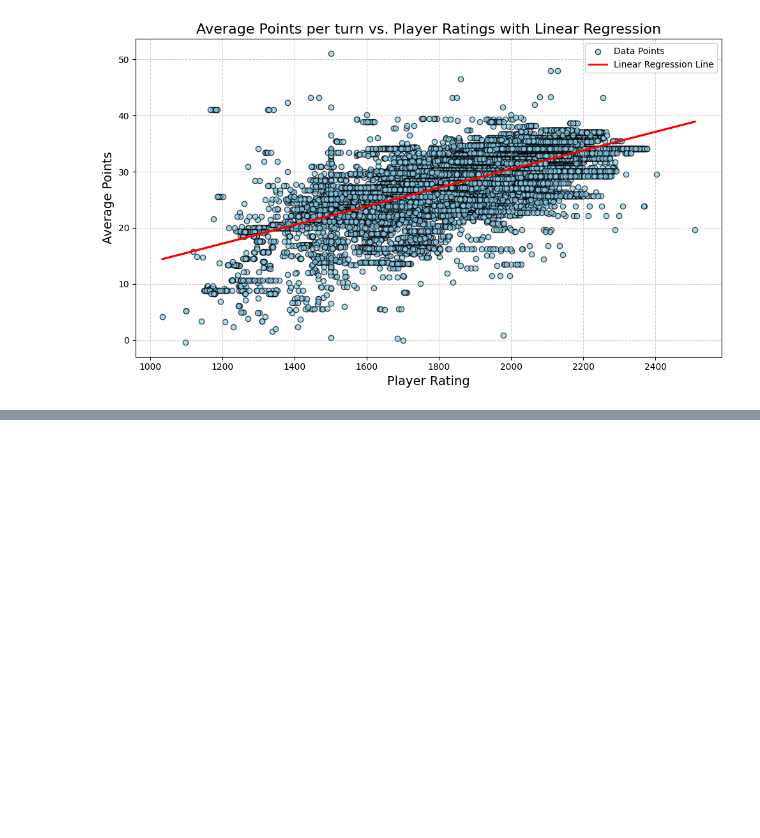
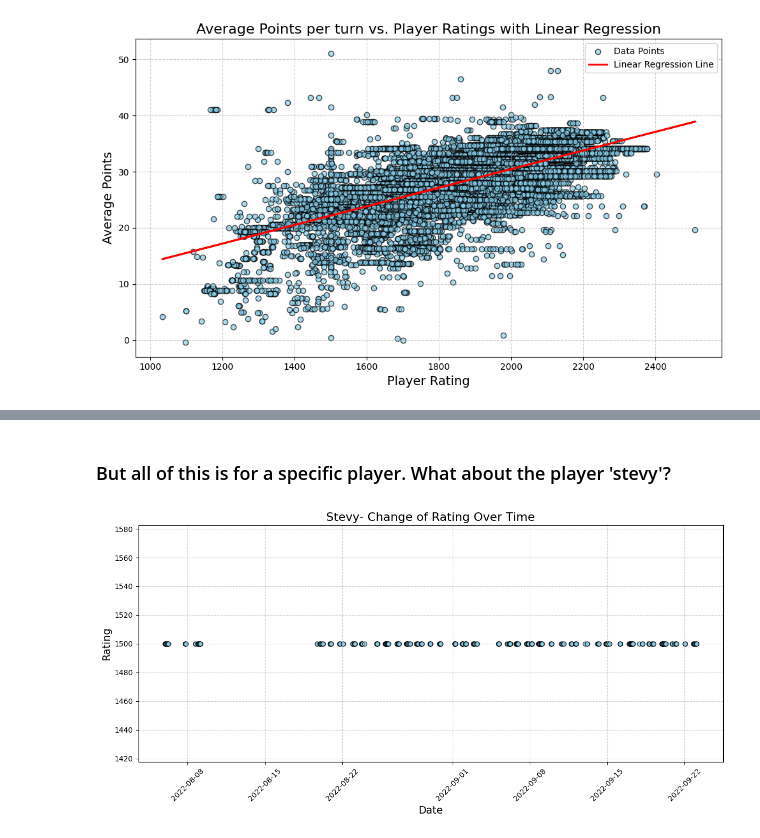
Before and after one commit to AmlMu/ScrabbleExercise, a Jupyter notebook: EDA.ipynb, the cells around one changed output, grey strips where cells are left out. Cells and saved outputs as stored; diff of their text form; code cells hidden in the pictures; blank space fills up the shorter version.

```diff
--- a/EDA.ipynb
+++ b/EDA.ipynb
@@ -511,0 +624,35 @@ plt.show()
+# %% [markdown]
+### But all of this is for a specific player. What about the player 'stevy'?
+# %%
+train_df = pd.read_csv('scrabble-player-rating/train.csv')
+games_df = pd.read_csv('scrabble-player-rating/games.csv')
+
+stevy_train = train_df[train_df['nickname']=='stevy']
+game_dates = games_df[['game_id','created_at']]
+game_dates
+data = pd.merge(stevy_train, game_dates, on='game_id', how='left')
+
+# Convert 'created_at' to datetime
+data['created_at'] = pd.to_datetime(data['created_at'])
+
+# Sort the data by 'created_at'
+data = data.sort_values(by='created_at')
+
+# Plot the scatter plot of rating over time
+plt.figure(figsize=(12, 6))
+plt.scatter(data['created_at'], data['rating'], alpha=0.7, color='skyblue', edgecolor='black')
+
+# Titles and labels
+plt.title('Stevy- Change of Rating Over Time', fontsize=16)
+plt.xlabel('Date', fontsize=14)
+plt.ylabel('Rating', fontsize=14)
+plt.grid(True, linestyle='--', alpha=0.6)
+
+# Improve date formatting on x-axis
+plt.xticks(rotation=45)
+plt.tight_layout()
+
+# Show the plot
+plt.show()
+# %% [output]
+[figure, added]
```
Also changed, not shown: parts of 10 cells of this notebook.
